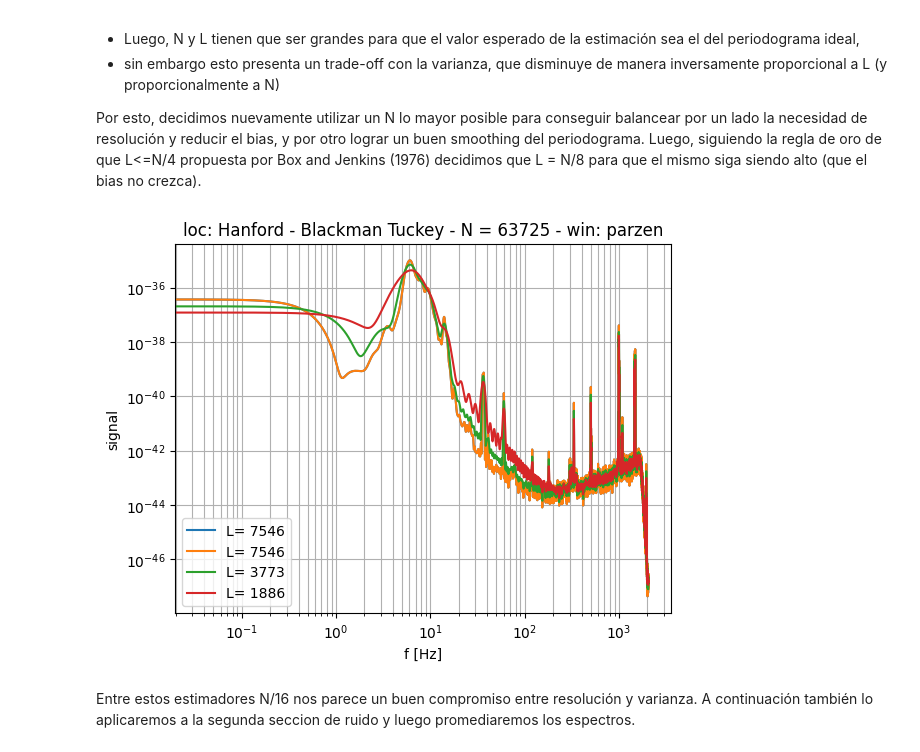
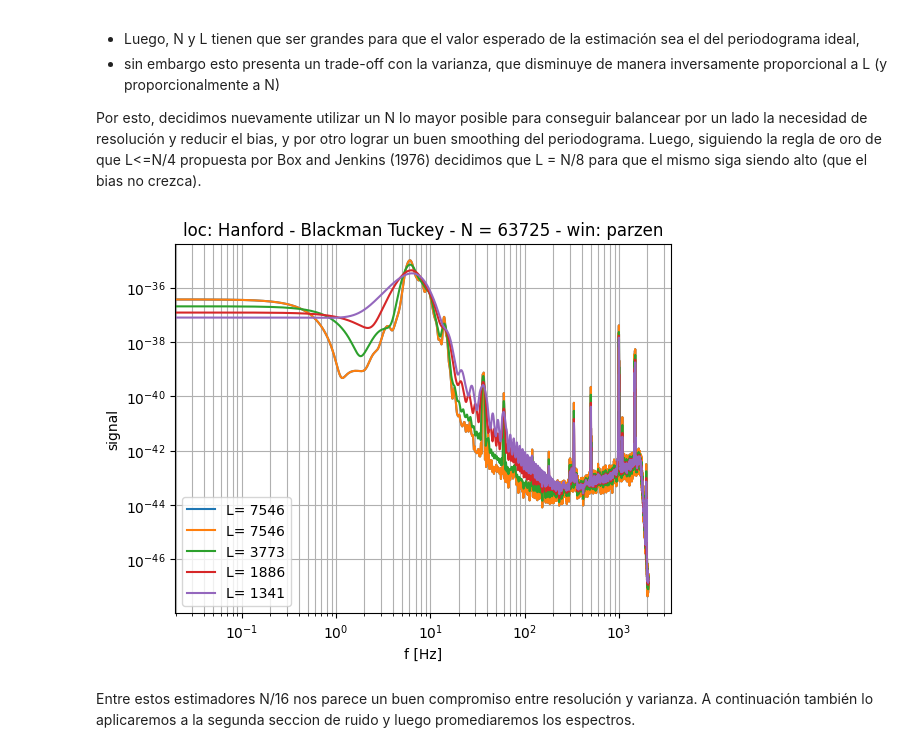
Before and after one commit to JBatRey/Procesamiento-Adaptativo-de-Se-ales-Aleatorias, a Jupyter notebook: TP1.ipynb, the cells around one changed output. Cells and saved outputs as stored; diff of their text form; code cells hidden in the pictures.

```diff
--- a/TP1.ipynb
+++ b/TP1.ipynb
@@ -361,34 +371,48 @@ L = int(N/16)
 w = 'parzen'
 smoothRx = blackman_tuckey(sig, L, w)
 x_ax = np.linspace(0,0.5, len(smoothRx)) * h1_fs
 
 plt.plot(x_ax, smoothRx, label = 'L= ' + str(L))
 plt.title('Blackman Tuckey - N = ' + str(len(h1_ruido)) + ' - win: ' + w)
 plt.grid(True, which='both')
 plt.xscale("log")
 plt.yscale("log")
 plt.legend()
 
 N = 60375
 L = int(N/32)
 
 w = 'parzen'
 smoothRx = blackman_tuckey(sig, L, w)
 x_ax = np.linspace(0,0.5, len(smoothRx)) * h1_fs
 
 plt.plot(x_ax, smoothRx, label = 'L= ' + str(L))
 plt.title('loc: Hanford - Blackman Tuckey - N = ' + str(len(h1_ruido)) + ' - win: ' + w)
 plt.grid(True, which='both')
 plt.xscale("log")
 plt.yscale("log")
 plt.legend()
 
+N = 60375
+L = int(N/45)
+
+w = 'parzen'
+smoothRx = blackman_tuckey(sig, L, w)
+x_ax = np.linspace(0,0.5, len(smoothRx)) * h1_fs
+
+plt.plot(x_ax, smoothRx, label = 'L= ' + str(L))
+plt.title('loc: Hanford - Blackman Tuckey - N = ' + str(len(h1_ruido)) + ' - win: ' + w)
+plt.grid(True, which='both')
+plt.xscale("log")
+plt.yscale("log")
+plt.legend()
+
 plt.xlabel('f [Hz]')
 plt.ylabel('signal')
 
 plt.show()
 # %% [output]
-[figure, old version]
+[figure, new version]
 # %% [markdown]
 Entre estos estimadores N/16 nos parece un buen compromiso entre resolución y varianza. A continuación también lo aplicaremos a la segunda seccion de ruido y luego promediaremos los espectros.
 # %%
```
Also changed, not shown: parts of 18 cells of this notebook, 2 other files.
